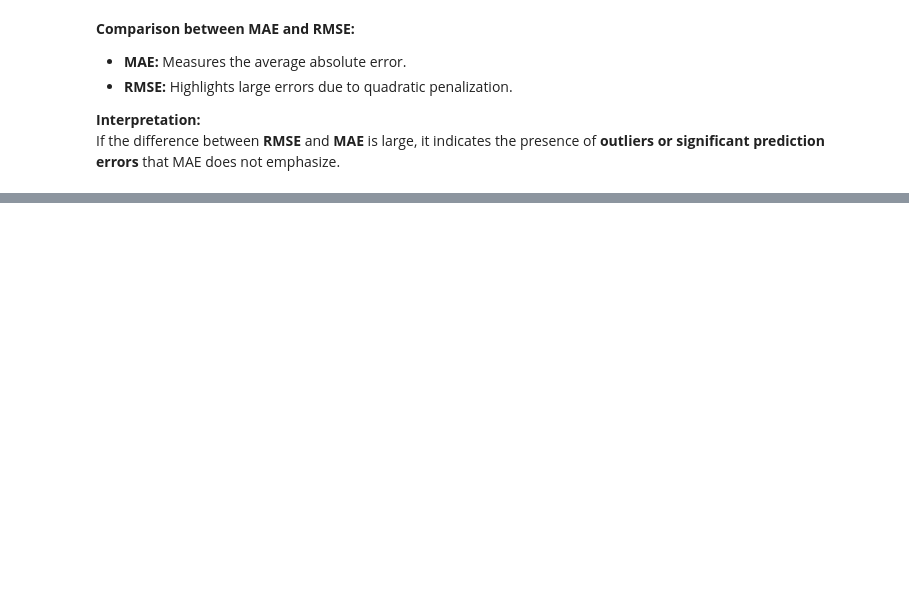
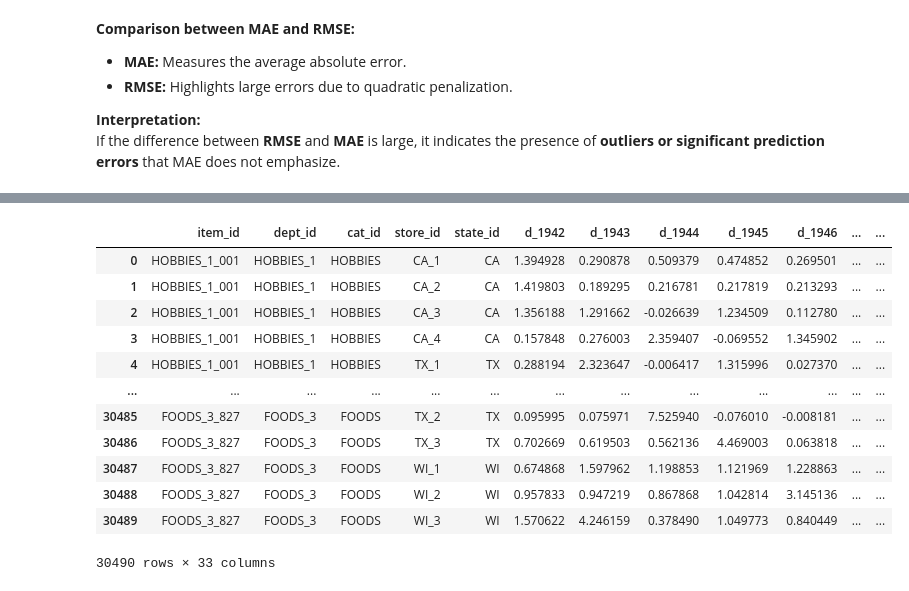
Before and after one commit to leandrobmarinho/DS-CaseStudy-SalesForecast, a Jupyter notebook: notebooks/pipeline_forecasting.ipynb, the cells around one changed output, grey strips where cells are left out. Saved outputs shown, nothing was run; the diff lists cells and outputs as text; code cells hidden in the pictures; blank space fills up the shorter version.

Commit message:
final predictions

```diff
--- a/notebooks/pipeline_forecasting.ipynb
+++ b/notebooks/pipeline_forecasting.ipynb
@@ -351,0 +398,28 @@ If the difference between **RMSE** and **MAE** is large, it indicates the presen
+# %%
+features = [
+    'item_id', 'store_id', 'wday', 'month', 'day_of_month', 'event_indicator', 'snap', 'sell_price',
+    'delta_1', 'sum_7', 'sum_15',
+    'rolling_mean_7', 'rolling_std_7', 'rolling_mean_15', 'rolling_std_15'
+]
+
+# Forecast for test days
+prediction_days = [f'd_{day}' for day in range(1942, 1970)]
+
+data = df.copy()
+for d in prediction_days:
+    current_date = data[data['d'] == d]['date'].iloc[0]
+    window_start = current_date - pd.Timedelta(days=40)
+
+    batch = data[(data['date'] > window_start) & (data['date'] <= current_date)]
+    batch = create_temporal_features(batch)
+
+    X_test = batch[batch['d'] == d][features]
+
+
+    y_pred = model.predict(X_test)
+    data.loc[X_test.index, 'y'] = y_pred
+# %%
+print(batch.info())
+print(X_test.info())
+test = test_df[['item_id', 'dept_id', 'cat_id', 'store_id', 'state_id', 'd', 'y']]
+test
@@ -351,0 +457,4 @@ If the difference between **RMSE** and **MAE** is large, it indicates the presen
+# %%
+data = data[['item_id', 'store_id', 'd', 'y']]
+data.rename(columns={"y": "y_pred"}, inplace=True)
+data
@@ -351,0 +475,4 @@ If the difference between **RMSE** and **MAE** is large, it indicates the presen
+# %%
+df_merged = pd.merge(test, data[['item_id', 'store_id', 'd', 'y_pred']], on=['item_id', 'store_id', 'd'], how='left')
+df_merged.reset_index(drop=True, inplace=True)
+df_merged
@@ -351,0 +522,20 @@ If the difference between **RMSE** and **MAE** is large, it indicates the presen
+# %%
+df_pivot = df_merged.pivot(index=['item_id', 'dept_id', 'cat_id', 'store_id', 'state_id'],
+                    columns='d',
+                    values='y_pred').reset_index()
+df_pivot.columns.name = None
+df_pivot
+# %% [output]
+|  | item_id | dept_id | cat_id | store_id | state_id | d_1942 | d_1943 | d_1944 | d_1945 | d_1946 | ... | ... |
+| 0 | HOBBIES_1_001 | HOBBIES_1 | HOBBIES | CA_1 | CA | 1.394928 | 0.290878 | 0.509379 | 0.474852 | 0.269501 | ... | ... |
+| 1 | HOBBIES_1_001 | HOBBIES_1 | HOBBIES | CA_2 | CA | 1.419803 | 0.189295 | 0.216781 | 0.217819 | 0.213293 | ... | ... |
+| 2 | HOBBIES_1_001 | HOBBIES_1 | HOBBIES | CA_3 | CA | 1.356188 | 1.291662 | -0.026639 | 1.234509 | 0.112780 | ... | ... |
+| 3 | HOBBIES_1_001 | HOBBIES_1 | HOBBIES | CA_4 | CA | 0.157848 | 0.276003 | 2.359407 | -0.069552 | 1.345902 | ... | ... |
+| 4 | HOBBIES_1_001 | HOBBIES_1 | HOBBIES | TX_1 | TX | 0.288194 | 2.323647 | -0.006417 | 1.315996 | 0.027370 | ... | ... |
+| ... | ... | ... | ... | ... | ... | ... | ... | ... | ... | ... | ... | ... |
+| 30485 | FOODS_3_827 | FOODS_3 | FOODS | TX_2 | TX | 0.095995 | 0.075971 | 7.525940 | -0.076010 | -0.008181 | ... | ... |
+| 30486 | FOODS_3_827 | FOODS_3 | FOODS | TX_3 | TX | 0.702669 | 0.619503 | 0.562136 | 4.469003 | 0.063818 | ... | ... |
+| 30487 | FOODS_3_827 | FOODS_3 | FOODS | WI_1 | WI | 0.674868 | 1.597962 | 1.198853 | 1.121969 | 1.228863 | ... | ... |
+| 30488 | FOODS_3_827 | FOODS_3 | FOODS | WI_2 | WI | 0.957833 | 0.947219 | 0.867868 | 1.042814 | 3.145136 | ... | ... |
+| 30489 | FOODS_3_827 | FOODS_3 | FOODS | WI_3 | WI | 1.570622 | 4.246159 | 0.378490 | 1.049773 | 0.840449 | ... | ... |
+30490 rows × 33 columns
```
Also changed, not shown: parts of 21 cells of this notebook, 2 other files.
